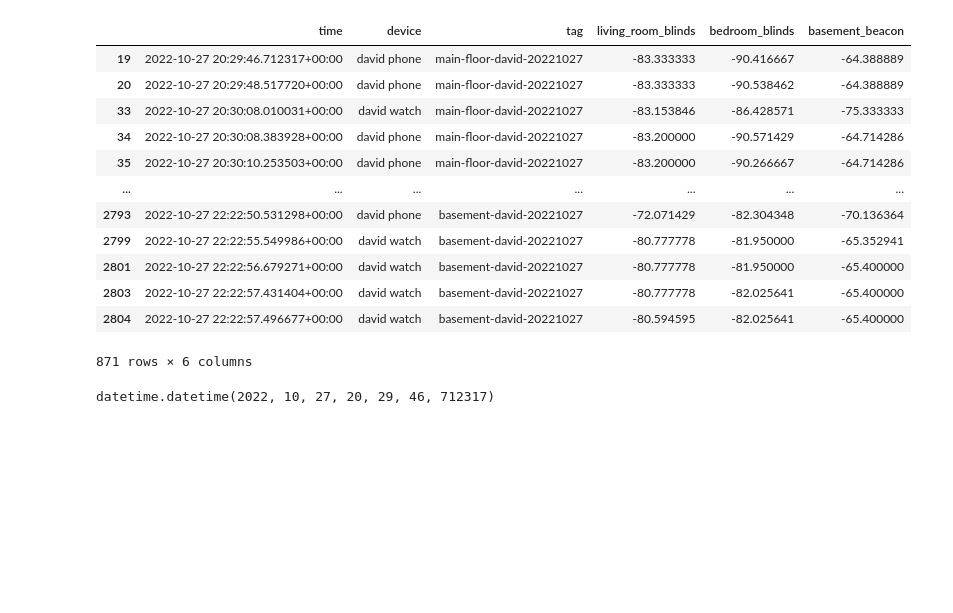
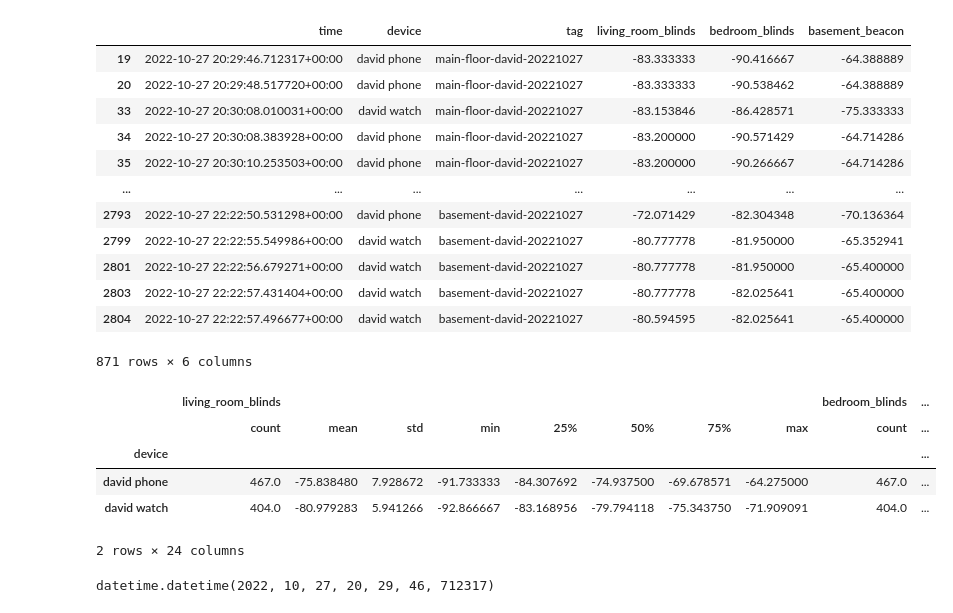
Before and after one commit to dgrnbrg/appdaemon-configs, a Jupyter notebook: appdaemon-dev.ipynb, the cells around one changed output. Drawn from its saved outputs; the diff is of its cells as text; code cells hidden in the pictures; blank space fills up the shorter version.

```diff
--- a/appdaemon-dev.ipynb
+++ b/appdaemon-dev.ipynb
@@ -370,6 +370,15 @@ with_station
 | 2803 | 2022-10-27 22:22:57.431404+00:00 | david watch | basement-david-20221027 | -80.777778 | -82.025641 | -65.400000 |
 | 2804 | 2022-10-27 22:22:57.496677+00:00 | david watch | basement-david-20221027 | -80.594595 | -82.025641 | -65.400000 |
 871 rows × 6 columns
+# %%
+with_station.groupby('device').describe()
+# %% [output]
+|  | living_room_blinds |  |  |  |  |  |  |  | bedroom_blinds | ... |
+|  | count | mean | std | min | 25% | 50% | 75% | max | count | ... |
+| device |  |  |  |  |  |  |  |  |  | ... |
+| david phone | 467.0 | -75.838480 | 7.928672 | -91.733333 | -84.307692 | -74.937500 | -69.678571 | -64.275000 | 467.0 | ... |
+| david watch | 404.0 | -80.979283 | 5.941266 | -92.866667 | -83.168956 | -79.794118 | -75.343750 | -71.909091 | 404.0 | ... |
+2 rows × 24 columns
 # %%
 import dateutil.parser as du
 du.parse('2022-10-27 20:29:46.712317')
```
Also changed, not shown: parts of 3 cells of this notebook, 1 other file.
